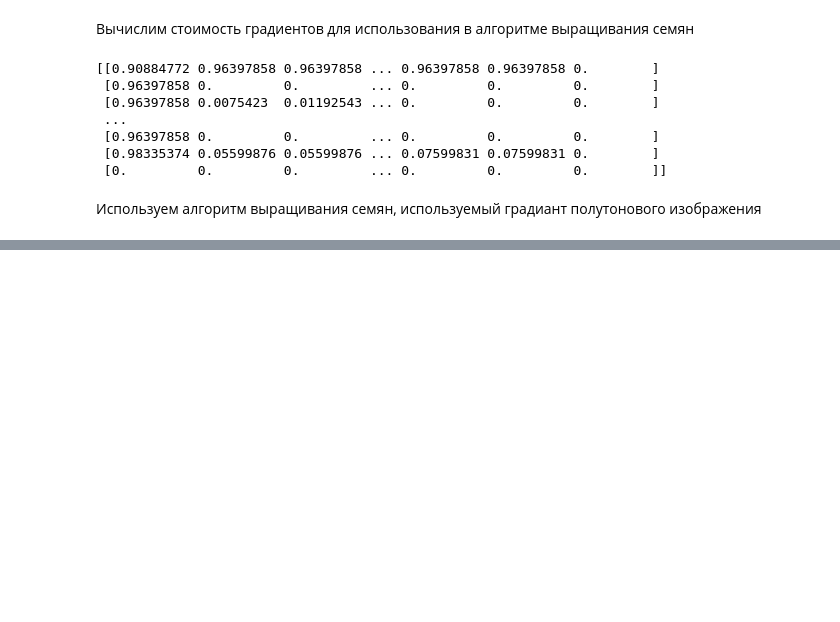
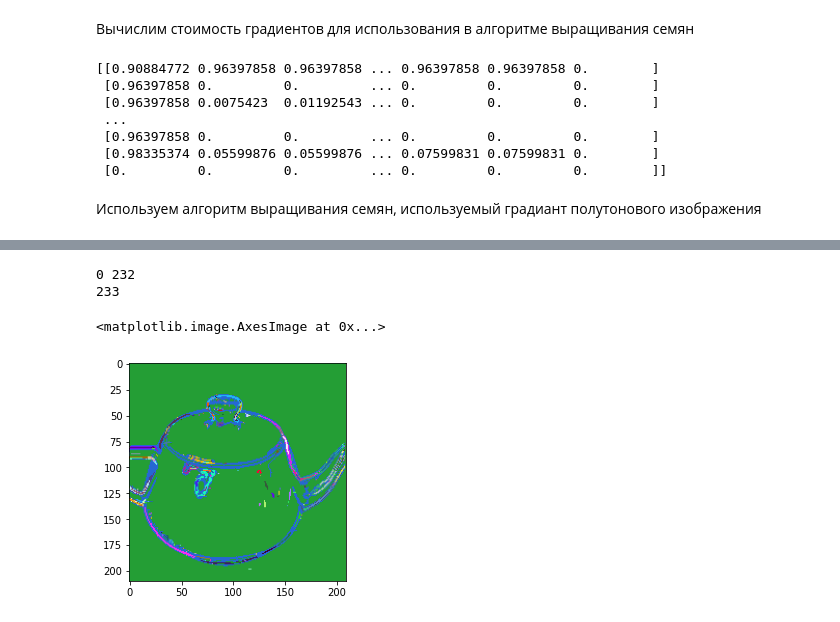
Before and after one commit to djhsgfjk/computer_vision, a Jupyter notebook: Lab2_Сравнение_алгоритмов_сегментации_изображений.ipynb, the cells around one changed output, grey strips where cells are left out. Cells and saved outputs as stored; diff of their text form; code cells hidden in the pictures; blank space fills up the shorter version.

```diff
--- a/Lab2_Сравнение_алгоритмов_сегментации_изображений.ipynb
+++ b/Lab2_Сравнение_алгоритмов_сегментации_изображений.ipynb
@@ -490,7 +522,7 @@ def hist_method(min, image):
 
   return newImage
 # %%
-halftoneHistImage1 = hist_method(min1, halftoneImage1)
+halftoneHistImage1 = solt_and_pepper_filtering(hist_method(min1, halftoneImage1), 10)
 figure()
 imshow(halftoneHistImage1, cmap='gray', vmin=0, vmax=255)
 
@@ -713,0 +638,10 @@ KeyboardInterrupt: ignored
+# %%
+segmentedImage11, n = region_growing(gradient_cost1, 0, 0, 0.01)
+print(n)
+figure()
+imshow(segmentedImage11, vmin=0, vmax=255)
+# %% [output]
+0 232
+233
+<matplotlib.image.AxesImage at 0x...>
+[figure, added]
```
Also changed, not shown: parts of 19 cells of this notebook.
